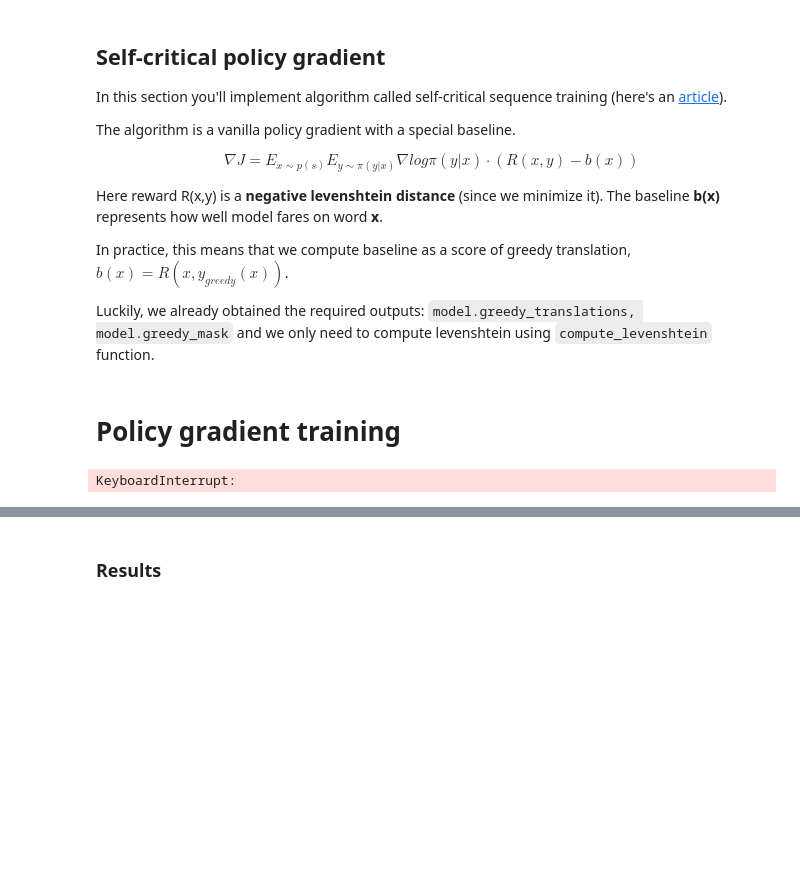
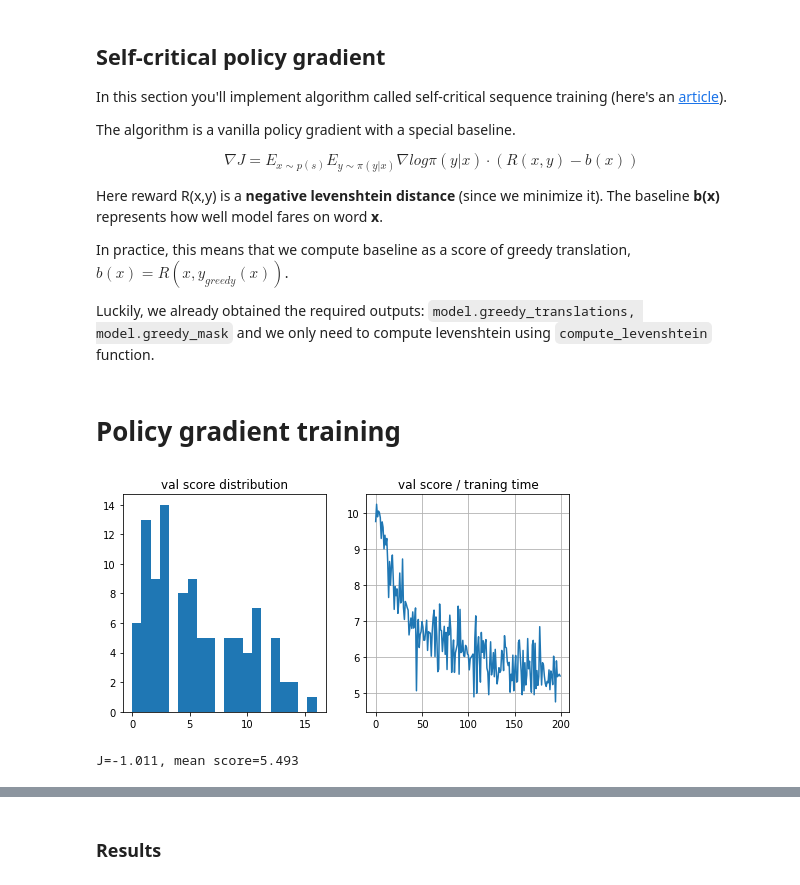
Before and after one commit to oscartsai/Practical_RL, a Jupyter notebook: week8/8.1_translation_scst.ipynb, the cells around one changed output, grey strips where cells are left out. Drawn from its saved outputs; the diff is of its cells as text; code cells hidden in the pictures; blank space fills up the shorter version.

```diff
--- a/week8/8.1_translation_scst.ipynb
+++ b/week8/8.1_translation_scst.ipynb
@@ -640,8 +637,8 @@ class trainer:
 
     #regularize with negative entropy
     #note: you can find full policy distribution in model.probs_seq and similar
-    entropy = -get_values_for_actions(model.probs_seq, model.predicted_translations)* \
-               get_values_for_actions(model.logprobs_seq, model.predicted_translations)
+    entropy = -model.probs_seq*model.logprobs_seq
+    entropy = entropy.sum(axis=-1)
 
     loss -= 0.01*(model.mask*entropy).sum() / model.mask.sum()
 
@@ -657,26 +654,27 @@ class trainer:
 # %% [markdown]
 # Policy gradient training
 # %%
-for i in trange(100000):
+for i in trange(10000):
     loss_history.append(
         trainer.train_step(sample_batch(train_words, word_to_translation, 32)[0])
     )
 
     if (i+1)%REPORT_FREQ==0:
         clear_output(True)
         current_scores = score()
         editdist_history.append(current_scores.mean())
         plt.figure(figsize=(8,4))
         plt.subplot(121)
         plt.title('val score distribution')
         plt.hist(current_scores, bins=20)
         plt.subplot(122)
         plt.title('val score / traning time')
         plt.plot(editdist_history)
         plt.grid()
         plt.show()
         print("J=%.3f, mean score=%.3f"%(np.mean(loss_history[-10:]),np.mean(editdist_history[-10:])))
 # %% [output]
+[figure, added]
-KeyboardInterrupt:
+J=-1.011, mean score=5.493
 # %%
 model.translate("EXAMPLE;")
```
Also changed, not shown: parts of 7 cells of this notebook.
